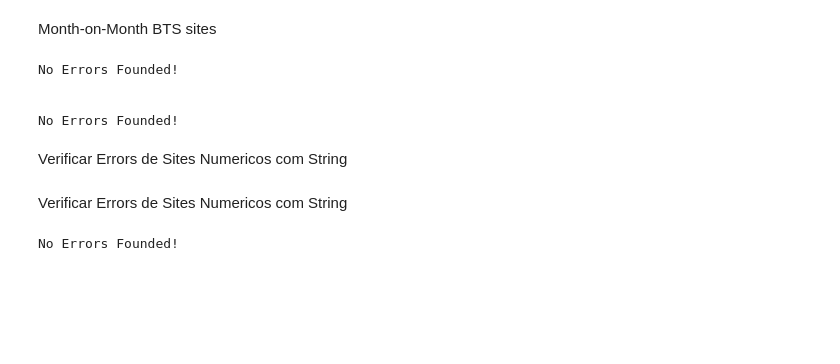
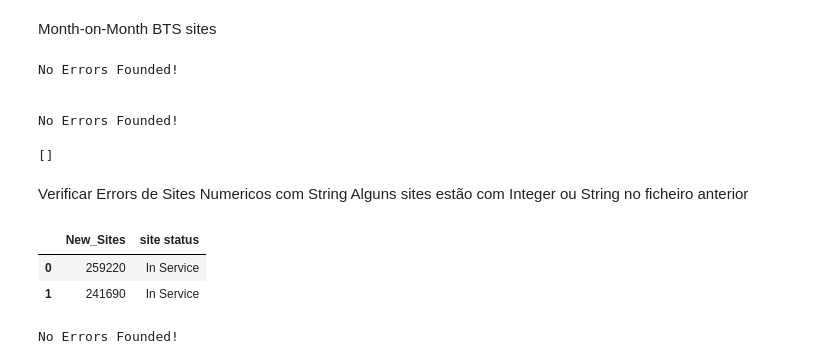
Before and after one commit to emerenan/xlsx_validation, a Jupyter notebook: cz_validation.ipynb, the cells around one changed output. Drawn from its saved outputs; the diff is of its cells as text; code cells hidden in the pictures; blank space fills up the shorter version.

```diff
--- a/cz_validation.ipynb
+++ b/cz_validation.ipynb
@@ -1520,7 +1527,11 @@ uip_sites = [i for i in uip['Site_ID']]
+# %%
+l = [i for i in uip_sites if i not in tw_sites]
+l
+# %% [output]
+[]
 # %% [markdown]
 Verificar Errors de Sites Numericos com String
+Alguns sites estão com Integer ou String no ficheiro anterior
-# %% [markdown]
-Verificar Errors de Sites Numericos com String
 # %%
 def check_new_sites(df_towerdb, tw_index, bts_col, bill_col, status_col, msa_list, towerdb_list, uip_list):
 
@@ -1534,7 +1545,9 @@ def check_new_sites(df_towerdb, tw_index, bts_col, bill_col, status_col, msa_lis
     #Finding for ALL NEW SITES
     new_site = [i for i in towerdb_list if i not in msa_list]
     new_sites = pd.DataFrame(new_site, columns=['New_Sites'])
+    new_sites['New_Sites'] =  new_sites['New_Sites'].astype(int)
     new_sites = pd.merge(new_sites, filtered, how='left', left_on=['New_Sites'], right_on=tw_index)
+
     new_sites = new_sites[['New_Sites', status_col]]
 
 
@@ -1564,6 +1577,12 @@ def check_new_sites(df_towerdb, tw_index, bts_col, bill_col, status_col, msa_lis
     return new_sites, bts_out_uis, df_site_bts[[tw_index,status_col, bts_col, bill_col]]
 
 new_sites, bts_sites_out_uis, df_bts_demerged = check_new_sites(towerdb, tw_index, tw_bts, tw_bill, tw_status, msa_sites, tw_sites, uip_sites)
+# %%
+new_sites
+# %% [output]
+|  | New_Sites | site status |
+| 0 | 259220 | In Service |
+| 1 | 241690 | In Service |
 # %%
 towerdb[towerdb[tw_index]==750210]
 # %%
```
Also changed, not shown: parts of 19 cells of this notebook.
